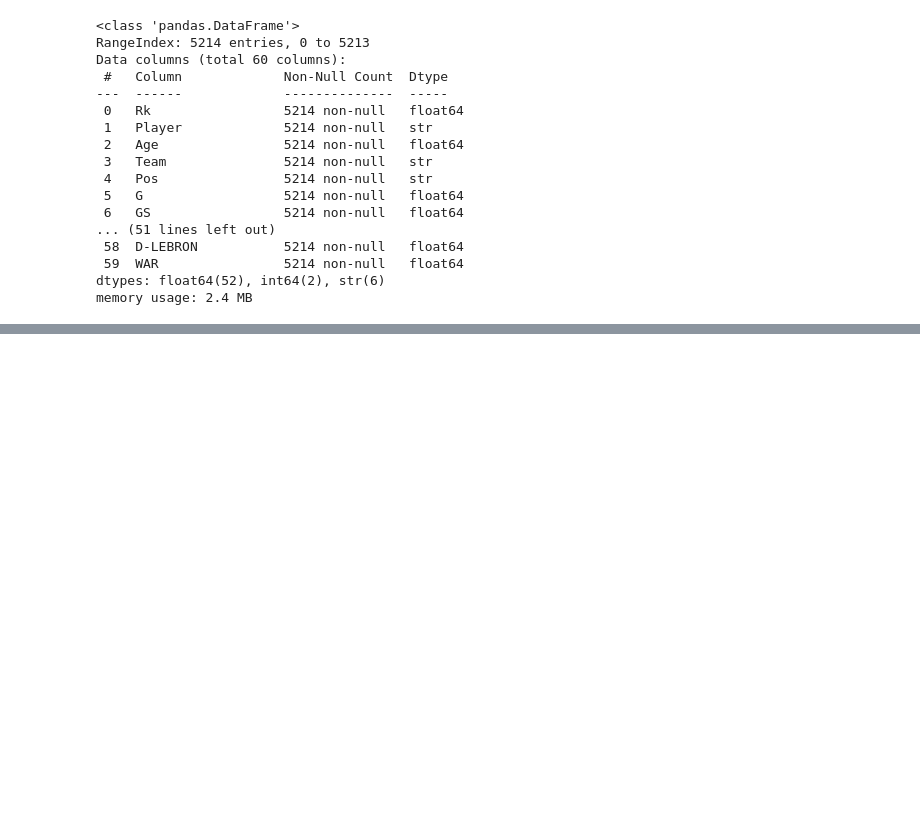
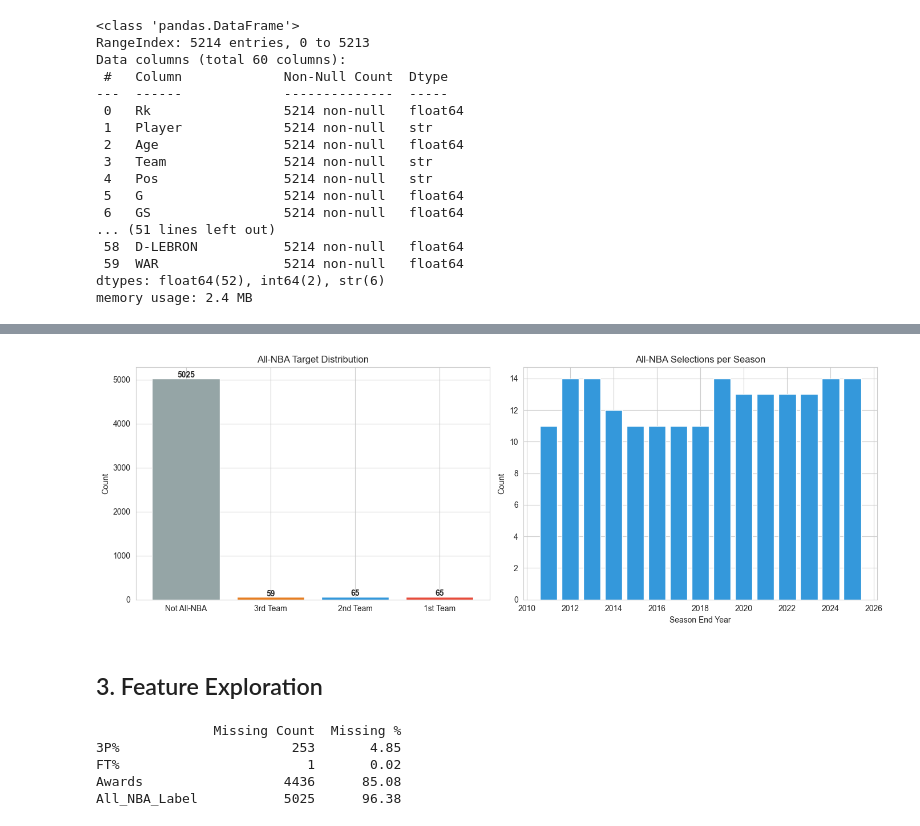
Before and after one commit to Ashilman25/CSE404Project, a Jupyter notebook: logistic_regression.ipynb, the cells around one changed output, grey strips where cells are left out. Cells and saved outputs as stored; diff of their text form; code cells hidden in the pictures; blank space fills up the shorter version.

Commit message:
Target analysis, feature exploration, and data preparation steps completed

```diff
--- a/logistic_regression.ipynb
+++ b/logistic_regression.ipynb
@@ -57,0 +106,40 @@ memory usage: 2.4 MB
+# %%
+fig, axes = plt.subplots(1, 2, figsize = (14, 5))
+
+target_counts = df_full['All_NBA_Target'].value_counts().sort_index()
+labels = ['Not All-NBA', '3rd Team', '2nd Team', '1st Team']
+colors = ['#95a5a6', '#e67e22', '#3498db', '#e74c3c']
+
+axes[0].bar(labels, target_counts.values, color=colors)
+axes[0].set_title('All-NBA Target Distribution')
+axes[0].set_ylabel('Count')
+
+for i, v in enumerate(target_counts.values):
+    axes[0].text(i, v + 20, str(v), ha = 'center', fontweight = 'bold')
+
+allnba_by_year = df_full[df_full['All_NBA_Target'] > 0].groupby('Season_End_Year')['All_NBA_Target'].count()
+axes[1].bar(allnba_by_year.index, allnba_by_year.values, color='#3498db')
+axes[1].set_title('All-NBA Selections per Season')
+axes[1].set_xlabel('Season End Year')
+axes[1].set_ylabel('Count')
+
+plt.tight_layout()
+plt.show()
+# %% [output]
+[figure, added]
+# %% [markdown]
+## 3. Feature Exploration
+# %%
+# Missing values
+
+missing = df_full.isnull().sum()
+missing_pct = (missing / len(df_full) * 100).round(2)
+missing_df = pd.DataFrame({'Missing Count': missing, 'Missing %': missing_pct})
+
+print(missing_df[missing_df['Missing Count'] > 0])
+# %% [output]
+               Missing Count  Missing %
+3P%                      253       4.85
+FT%                        1       0.02
+Awards                  4436      85.08
+All_NBA_Label           5025      96.38
```
Also changed, not shown: parts of 10 cells of this notebook.
